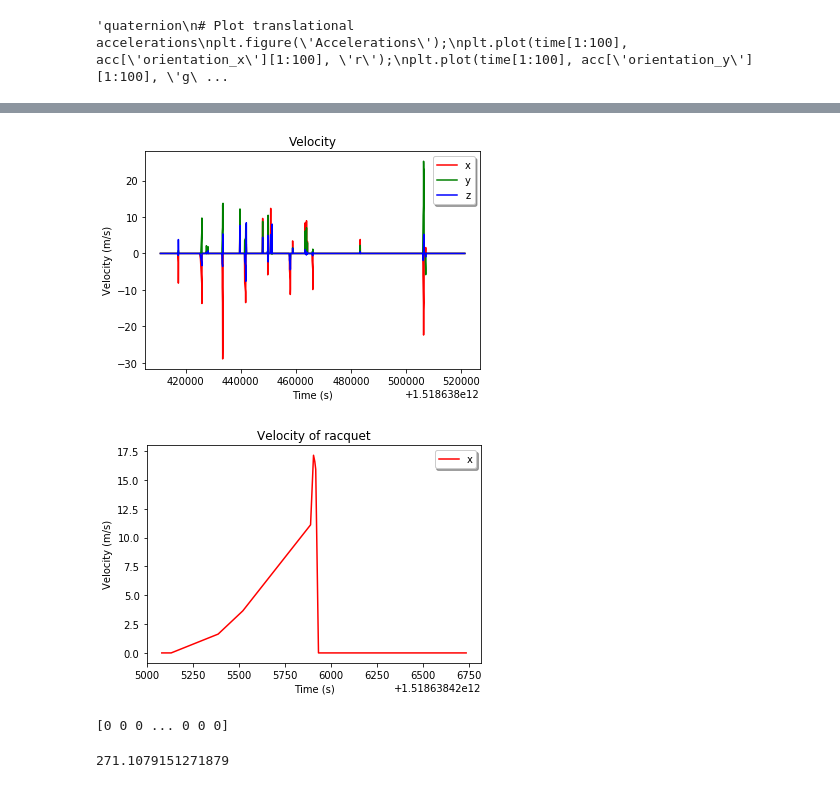
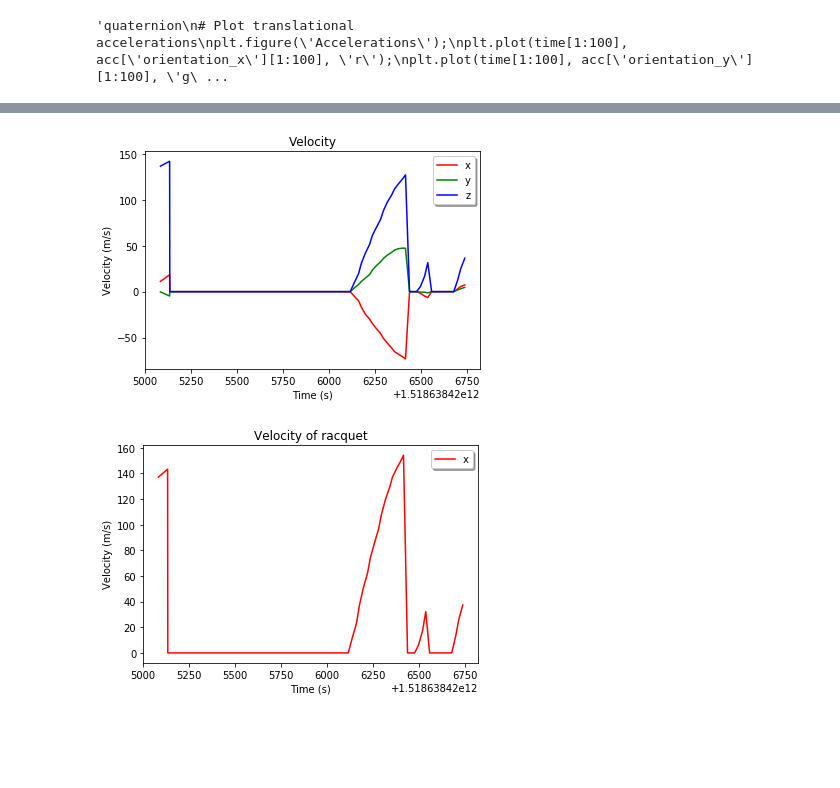
Before and after one commit to shafi-dayatar/SportsAnalytics, a Jupyter notebook: apps/data_analysis/jupyter_notebook/Data_Analysis of IMU data.ipynb, the cells around one changed output, grey strips where cells are left out. Saved outputs shown, nothing was run; the diff lists cells and outputs as text; code cells hidden in the pictures; blank space fills up the shorter version.

```diff
--- a/apps/data_analysis/jupyter_notebook/Data_Analysis of IMU data.ipynb
+++ b/apps/data_analysis/jupyter_notebook/Data_Analysis of IMU data.ipynb
@@ -13,7 +13,7 @@ import matplotlib.pyplot as plt
 # %% [markdown]
 Import data through pandas
 # %%
-path = "../data_analysis/"
+path = "./temp_data/"
 file_name = path + "imuWed_Feb_14_setup2.csv" #"Right_to_left_paralle_to_earth.csv"
 data_file = pd.read_csv(file_name, sep=',',header=0);
 # %%
@@ -38,7 +54,3 @@ quaternion = data_file[['orientation_w', 'orientation_x', 'orientation_y', 'orie
 # %%
 ##Find magnitude of accelerometer(x,y,z) = sqrt(x*x +y*y+ z*z)
-
-acc_mag = np.sqrt(accX * accX + accY * accY + accZ * accZ);
-print (accX[0] * accX[0])
-print (accY[0] * accY[0])
-print (accZ[0] * accZ[0])
+acc_mag = np.linalg.norm(acc, axis=1);
@@ -170,11 +162,13 @@ def quaternRotate(v, q):
 # %%
 #Compute translational accelerations
 
-accelerometer = data_file.as_matrix(['AccX', 'AccY', 'AccZ'])
+accelerometer = acc.as_matrix() * 9.8
 quat = quaternion.as_matrix()
 
 ##Rotate body accelerations to Earth frame
-acc = quaternRotate( accelerometer, quaternConj(quat));
+accelerometer = quaternRotate( accelerometer, quaternConj(quat));
+
+#accelerometer = quaternRotate( accelerometer, quat);
 
 #Convert acceleration measurements to m/s/s
 #acc = acc * 9.81;
@@ -194,57 +186,36 @@ stationary_diff = np.diff(stationary)
 # %%
 #removing earth's gravity(default ) from z axis
 
 #acc[:,2] = acc[:,2] - 9.81;
 #samplePeriod = 50;
-
+accelerometer[:,2] = accelerometer[:,2];
 #Integrate acceleration to yield velocity
 vel = np.zeros(acc.shape);
 for t in range(1,len(vel)):
-    vel[t,:] = vel[t - 1,:] + acc[t,:]# * samplePeriod;
-    if(stationary[t] == 1):
+    vel[t,:] = vel[t - 1,:] + accelerometer[t,:]# * samplePeriod;
+    if(stationary[t] == False):
         vel[t,:] = [0, 0, 0];     # force zero velocity when foot stationary
 
 velDrift = np.zeros(vel.shape);
 
-
-
-'''stationaryStart = find([0; diff(stationary)] == -1);
-stationaryEnd = find([0; diff(stationary)] == 1);
-for i = 1:numel(stationaryEnd)
-    driftRate = vel(stationaryEnd(i)-1, :) / (stationaryEnd(i) - stationaryStart(i));
-    enum = 1:(stationaryEnd(i) - stationaryStart(i));
-    drift = [enum'*driftRate(1) enum'*driftRate(2) enum'*driftRate(3)];
-    velDrift(stationaryStart(i):stationaryEnd(i)-1, :) = drift;
-end'''
-
-
-
 plt.figure('Velocity');
-plt.plot(time, vel[:,0], 'r', label="x");
-plt.plot(time, vel[:,1], 'g', label="y");
-plt.plot(time, vel[:,2], 'b', label="z");
+plt.plot(time[500:550], vel[500:550, 0], 'r', label="x");
+plt.plot(time[500:550], vel[500:550, 1], 'g', label="y");
+plt.plot(time[500:550], vel[500:550, 2], 'b', label="z");
 plt.title('Velocity');
 plt.xlabel('Time (s)');
 plt.ylabel('Velocity (m/s)');
 plt.legend(shadow=True, fancybox=True, loc="upper right");
 
 velocity_norm =  np.linalg.norm(vel, axis=1)
 
 
 plt.figure('Velocity max');
 plt.plot(time[500:550], velocity_norm[500:550], 'r', label="x");
 plt.title('Velocity of racquet');
 plt.xlabel('Time (s)');
 plt.ylabel('Velocity (m/s)');
 plt.legend(shadow=True, fancybox=True, loc="upper right");
 # %% [output]
-[figure, old version]
+[figure, new version]
-[figure, old version]
+[figure, new version]
-# %%
-print stationary_diff
-# %% [output]
-[0 0 0 ... 0 0 0]
-# %%
-print velocity_resultant
-# %% [output]
-271.1079151271879
```
Also changed, not shown: parts of 12 cells of this notebook, 38 other files.
